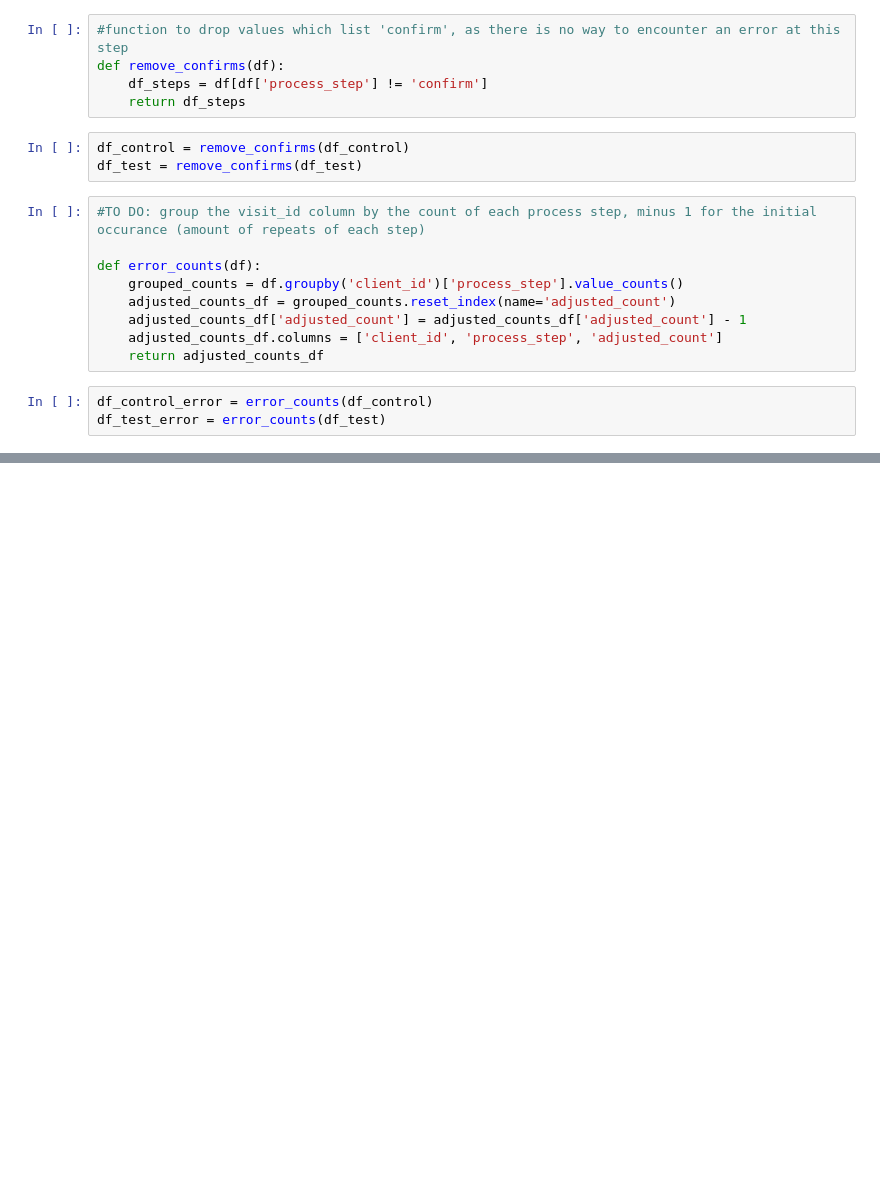
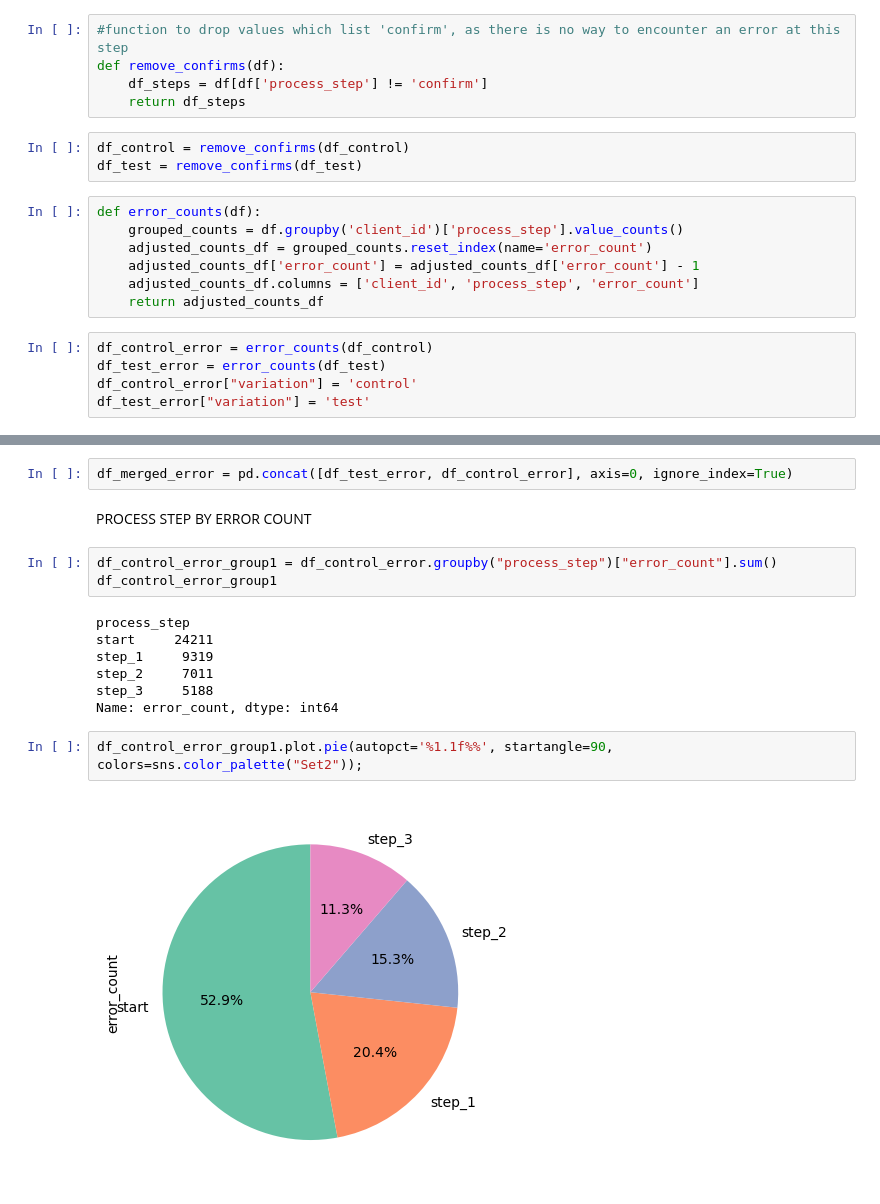
Before and after one commit to mjpacko/project_week5_6, a Jupyter notebook: notebooks/mj_notebook_error_rates.ipynb, the cells around one changed output, grey strips where cells are left out. Drawn from its saved outputs; the diff is of its cells as text; blank space fills up the shorter version.

```diff
--- a/notebooks/mj_notebook_error_rates.ipynb
+++ b/notebooks/mj_notebook_error_rates.ipynb
@@ -48,14 +20,14 @@ def remove_confirms(df):
 df_control = remove_confirms(df_control)
 df_test = remove_confirms(df_test)
 # %%
-#TO DO: group the visit_id column by the count of each process step, minus 1 for the initial occurance (amount of repeats of each step)
-
 def error_counts(df):
     grouped_counts = df.groupby('client_id')['process_step'].value_counts()
-    adjusted_counts_df = grouped_counts.reset_index(name='adjusted_count')
-    adjusted_counts_df['adjusted_count'] = adjusted_counts_df['adjusted_count'] - 1
-    adjusted_counts_df.columns = ['client_id', 'process_step', 'adjusted_count']
+    adjusted_counts_df = grouped_counts.reset_index(name='error_count')
+    adjusted_counts_df['error_count'] = adjusted_counts_df['error_count'] - 1
+    adjusted_counts_df.columns = ['client_id', 'process_step', 'error_count']
     return adjusted_counts_df
 # %%
 df_control_error = error_counts(df_control)
 df_test_error = error_counts(df_test)
+df_control_error["variation"] = 'control'
+df_test_error["variation"] = 'test'
@@ -61,0 +50,18 @@ df_test_error = error_counts(df_test)
+# %%
+df_merged_error = pd.concat([df_test_error, df_control_error], axis=0, ignore_index=True)
+# %% [markdown]
+PROCESS STEP BY ERROR COUNT
+# %%
+df_control_error_group1 = df_control_error.groupby("process_step")["error_count"].sum()
+df_control_error_group1
+# %% [output]
+process_step
+start     24211
+step_1     9319
+step_2     7011
+step_3     5188
+Name: error_count, dtype: int64
+# %%
+df_control_error_group1.plot.pie(autopct='%1.1f%%', startangle=90, colors=sns.color_palette("Set2"));
+# %% [output]
+[figure, added]
```
Also changed, not shown: parts of 17 cells of this notebook, 1 other file.
